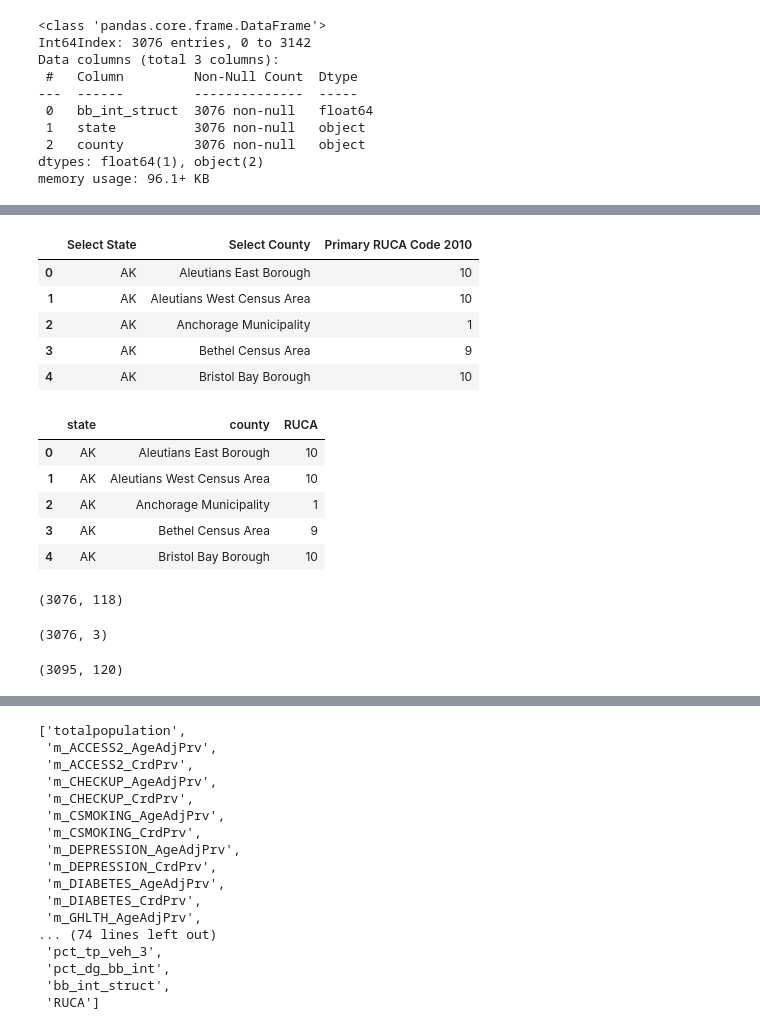
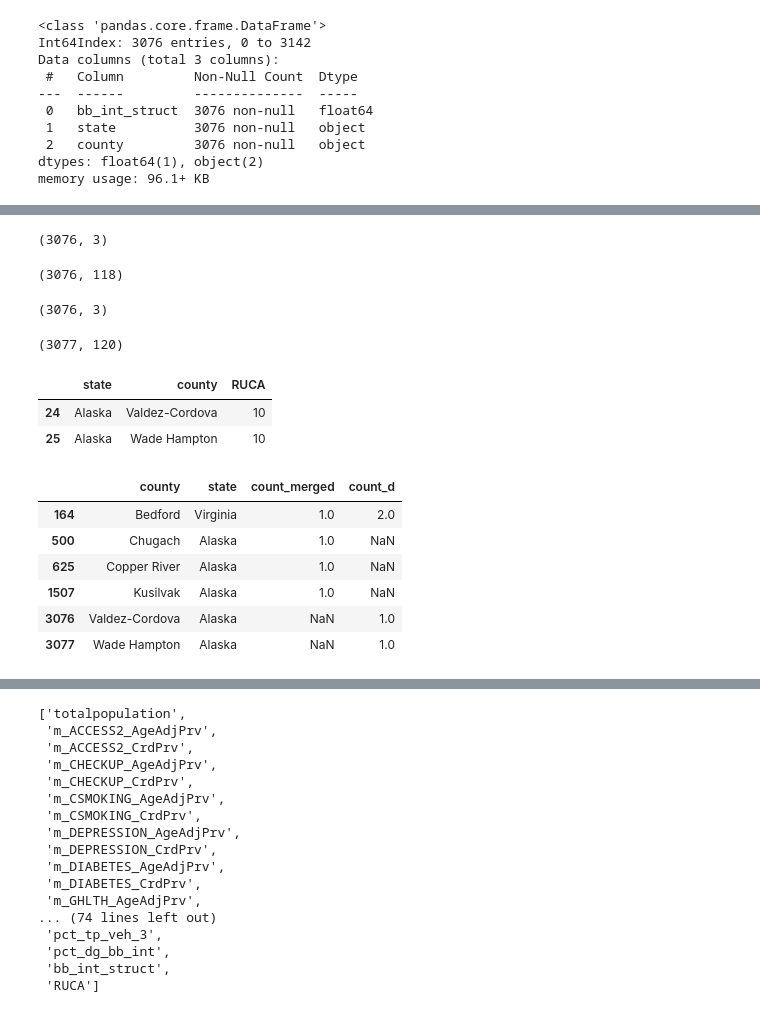
Before and after one commit to mfarme/eHealthEquity, a Jupyter notebook: Research/Data Source/Merge.ipynb, the cells around one changed output, grey strips where cells are left out. Cells and saved outputs as stored; diff of their text form; code cells hidden in the pictures.

Commit message:
updated merge to drop duplicate columns

```diff
--- a/Research/Data Source/Merge.ipynb
+++ b/Research/Data Source/Merge.ipynb
@@ -278,8 +291,8 @@ independent_cities_c=[
 #drop county from county column
 _c['county'] = _c['county'].str.split(' County').str[0]
 
-
-#for independent cities matches in county columns for both datasets, replace City with Cty
+# replace City with Cty to assist with merge
+_c['county'] = _c.apply(lambda row: row['county'].replace(' city', ' Cty') if row['county'] in independent_cities_c else row['county'], axis=1)
 _c['county'] = _c.apply(lambda row: row['county'].replace(' City', ' Cty') if row['county'] in independent_cities_c else row['county'], axis=1)
 
 #Parish for Louisiana and city for city-counties
@@ -297,6 +310,9 @@ merged = pd.merge(acs_brfss, _c, on=['county', 'state'], how='left')
 display(acs_brfss.shape)
 display(_c.shape)
 display(merged.shape)
+#print non matches
+display(merged[merged['bb_int_struct'].isnull()])
+merged_original = merged.copy()
 # %% [output]
 (3076, 118)
 (3076, 3)
@@ -342,9 +359,9 @@ d = pd.read_csv('ruca_codes.csv')
+# %%
+#drop null and Florida due to not having data for 2021 BRFSS
+d = d[d['state'].str.contains('Florida') == False]
+d = d[d['state'].str.contains('Puerto Rico') == False]
 # %%
 d.head()
+print(d.shape)
 # %% [output]
-|  | Select State | Select County | Primary RUCA Code 2010 |
-| 0 | AK | Aleutians East Borough | 10 |
-| 1 | AK | Aleutians West Census Area | 10 |
-| 2 | AK | Anchorage Municipality | 1 |
-| 3 | AK | Bethel Census Area | 9 |
-| 4 | AK | Bristol Bay Borough | 10 |
+(3076, 3)
@@ -354,16 +368,4 @@ d.rename(columns={'Select State':'state', 'Select County':'county', 'Primary RUC
-# %%
-d.head()
-# %% [output]
-|  | state | county | RUCA |
-| 0 | AK | Aleutians East Borough | 10 |
-| 1 | AK | Aleutians West Census Area | 10 |
-| 2 | AK | Anchorage Municipality | 1 |
-| 3 | AK | Bethel Census Area | 9 |
-| 4 | AK | Bristol Bay Borough | 10 |
 # %%
-#remap state
-d['state'] = d['state'].map(state)
-
 #independent cities have case sensitive names
 independent_cities_d=[
             'Baltimore city', 'St. Louis city','Carson City','Charles City',
@@ -373,8 +375,8 @@ independent_cities_d=[
 #drop county from county column
 d['county'] = d['county'].str.split(' County').str[0]
 
-
-#for independent cities matches in county columns for both datasets, replace City with Cty
+#for independent cities matches in county columns for both datasets, replace City or city with Cty
+d['county'] = d.apply(lambda row: row['county'].replace(' city', ' Cty') if row['county'] in independent_cities_d else row['county'], axis=1)
 d['county'] = d.apply(lambda row: row['county'].replace(' City', ' Cty') if row['county'] in independent_cities_d else row['county'], axis=1)
 
 #Parish for Louisiana and city for city-counties
@@ -387,6 +389,11 @@ d['county'] = d.apply(lambda row: row['county'].replace(' City and Borough', '')
 d['county'] = d.apply(lambda row: row['county'].replace(' Borough', '') if row['state'] == 'Alaska' else row['county'], axis=1)
 d['county'] = d.apply(lambda row: row['county'].replace(' Municipality', '') if row['state'] == 'Alaska' else row['county'], axis=1)
 
+#remove space in La Salle, Louisiana
+d['county'] = d.apply(lambda row: row['county'].replace('La Salle', 'LaSalle') if row['state'] == 'Louisiana' else row['county'], axis=1)
+#rename Shannon County to Oglala Lakota County (2015 name change)
+d['county'] = d.apply(lambda row: row['county'].replace('Shannon', 'Oglala Lakota') if row['state'] == 'South Dakota' else row['county'], axis=1)
+
 #merge by county and state
 merged = pd.merge(merged, d, on=['county', 'state'], how='left')
 display(acs_brfss.shape)
@@ -395,4 +402,36 @@ display(merged.shape)
 # %% [output]
 (3076, 118)
 (3076, 3)
-(3095, 120)
+(3077, 120)
+# %%
+# Count the occurrences of each key in both DataFrames
+key_counts_merged = merged_original.groupby(['county', 'state']).size()
+key_counts_d = d.groupby(['county', 'state']).size()
+
+# Merge these counts to see where there are discrepancies
+counts_merged = key_counts_merged.reset_index(name='count_merged')
+counts_d = key_counts_d.reset_index(name='count_d')
+comparison = pd.merge(counts_merged, counts_d, on=['county', 'state'], how='outer')
+
+# Find where the counts don't match
+mismatched_counts = comparison[comparison['count_merged'] != comparison['count_d']]
+# %%
+keys_merged = set(zip(merged_original['county'], merged_original['state']))
+keys_d = set(zip(d['county'], d['state']))
+unmatched_keys = keys_d - keys_merged
+unmatched_rows = d[d.set_index(['county', 'state']).index.isin(unmatched_keys)]
+
+# Display the unmatched rows
+display(unmatched_rows)
+display(mismatched_counts)
+# %% [output]
+|  | state | county | RUCA |
+| 24 | Alaska | Valdez-Cordova | 10 |
+| 25 | Alaska | Wade Hampton | 10 |
+|  | county | state | count_merged | count_d |
+| 164 | Bedford | Virginia | 1.0 | 2.0 |
+| 500 | Chugach | Alaska | 1.0 | NaN |
+| 625 | Copper River | Alaska | 1.0 | NaN |
+| 1507 | Kusilvak | Alaska | 1.0 | NaN |
+| 3076 | Valdez-Cordova | Alaska | NaN | 1.0 |
+| 3077 | Wade Hampton | Alaska | NaN | 1.0 |
```
Also changed, not shown: parts of 15 cells of this notebook.
